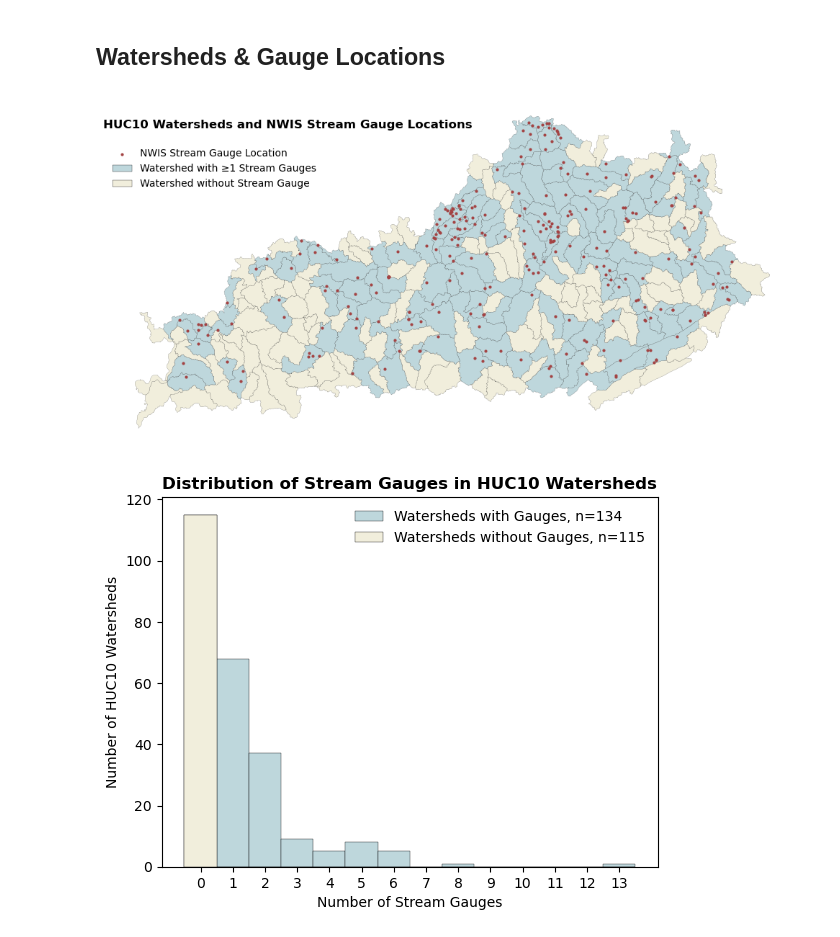
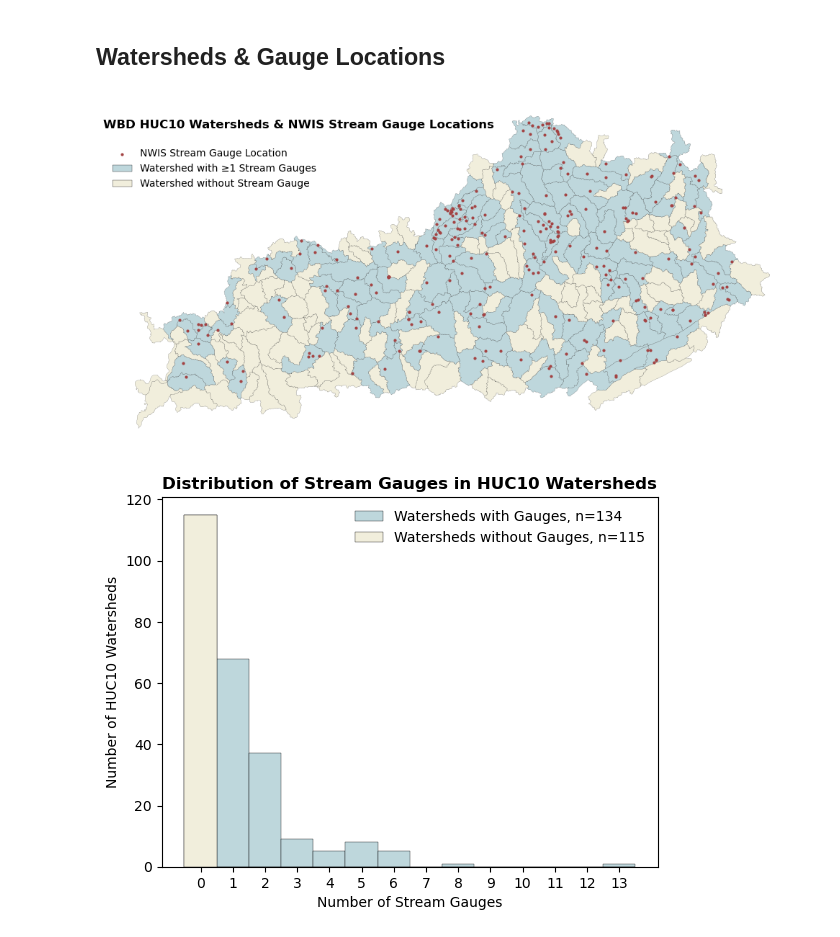
Before and after one commit to masseygeo/watersheds, a Jupyter notebook: StreamFlowEvents/StreamFlowEvents.ipynb, the cells around one changed output. Saved outputs shown, nothing was run; the diff lists cells and outputs as text; code cells hidden in the pictures.

```diff
--- a/StreamFlowEvents/StreamFlowEvents.ipynb
+++ b/StreamFlowEvents/StreamFlowEvents.ipynb
@@ -43,31 +43,31 @@ gdf_watersheds.loc[gdf_watersheds['huc10'].isin(gdf_gauges['huc10'].unique()), '
 # %%
 # plot watersheds (that intersect Kentucky only) and stream gauge locations...
 fig, ax = plt.subplots(figsize=(10,7))
 
 # define colormap for watershed polygons
 watershed_colors = ListedColormap(['#F1EEDC', '#BED7DC'], 'watershed_colors')
 
 # plot watershed polygons
 gdf_watersheds.plot(column='gauge', ax=ax, cmap=watershed_colors, edgecolor='k', linewidth=0.1)
 
 # plot stream gauge locations
 gdf_gauges.plot(ax=ax, markersize=4, color='#A34343')
 
 # create custom legend handles
 legend_handles = [plt.scatter([], [], s=4, c='#A34343', label='NWIS Stream Gauge Location'),
                   Patch(facecolor='#BED7DC', edgecolor='k', linewidth=0.25, label='Watershed with \u22651 Stream Gauges'),
                   Patch(facecolor='#F1EEDC', edgecolor='k', linewidth=0.25, label='Watershed without Stream Gauge')]
 
 # add legend with custom legend handles
 ax.legend(handles=legend_handles, bbox_to_anchor=(0, 0.8), loc='center left', frameon=False)
 
-ax.set_title('HUC10 Watersheds and NWIS Stream Gauge Locations', weight='bold', loc='left', y=0.9)
+ax.set_title('WBD HUC10 Watersheds & NWIS Stream Gauge Locations', weight='bold', loc='left', y=0.9)
 
 ax.set_axis_off()
 plt.tight_layout()
 plt.show()
 # %% [output]
-[figure, old version]
+[figure, new version]
 # %%
 # histogram show stream gauge count for watersheds...
 # get counts of watersheds with stream gauges
```
Also changed, not shown: parts of 10 cells of this notebook, 2 other files.
